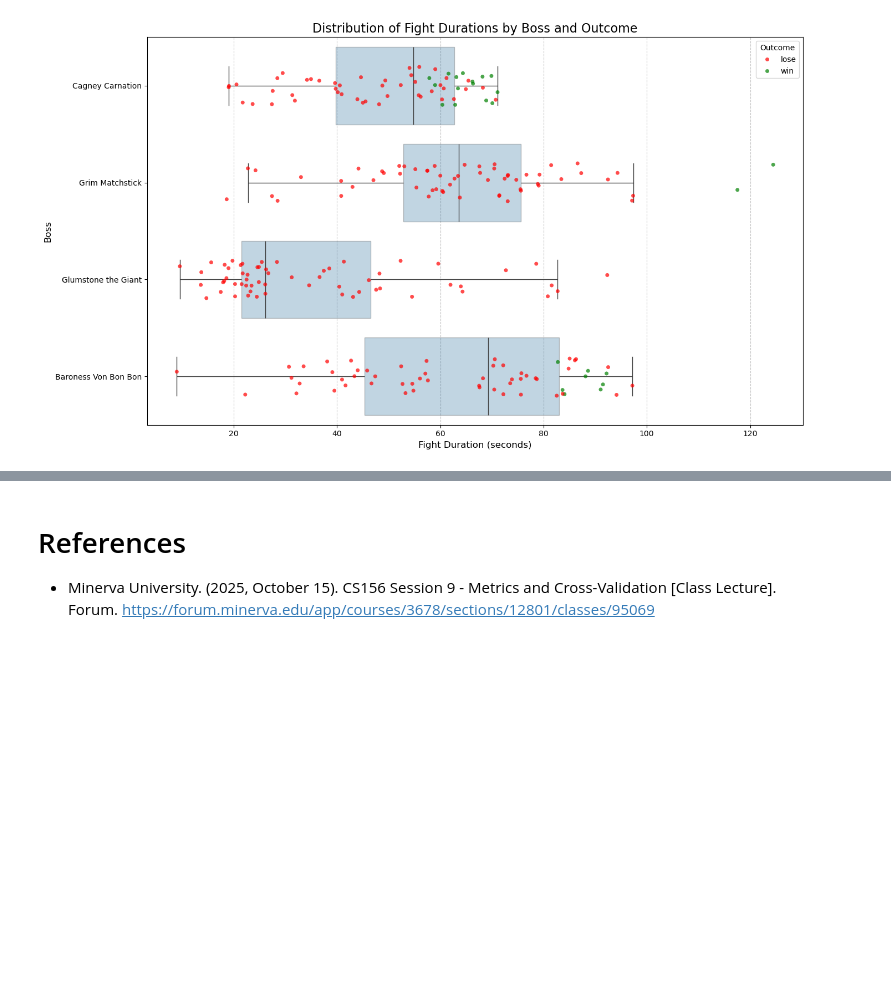
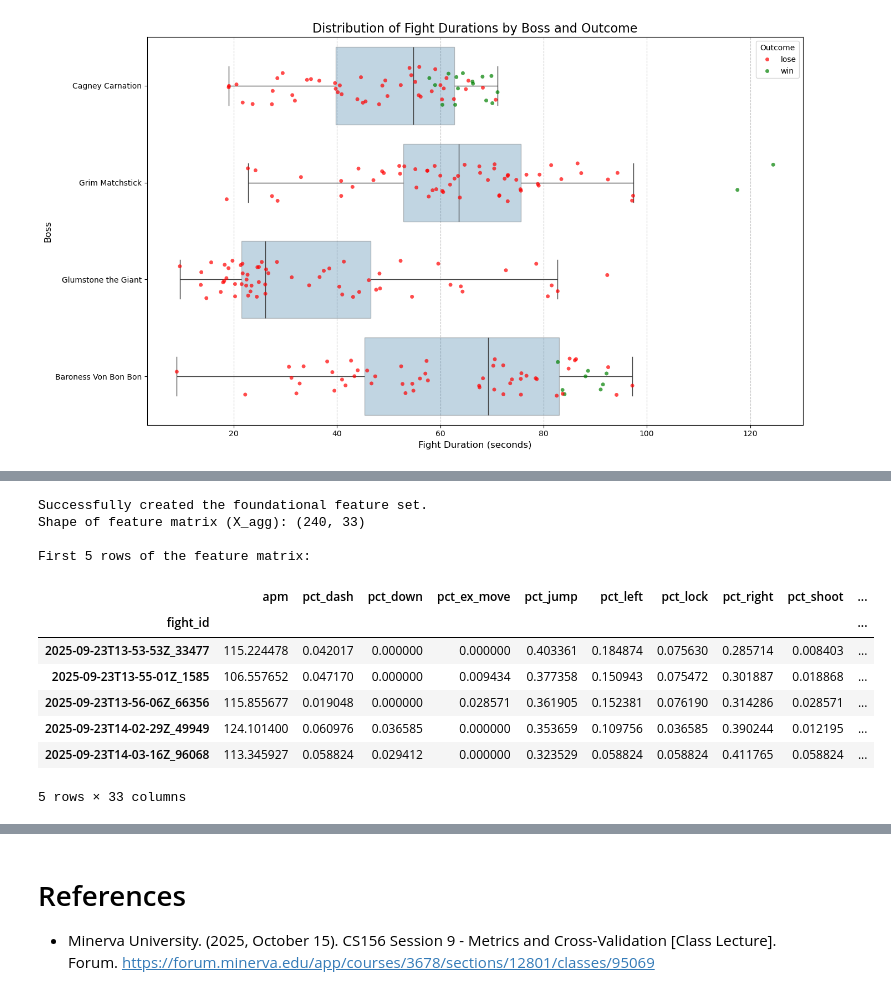
Before and after one commit to ddanakim0304/CS156-Assignment-1, a Jupyter notebook: Assignment/assignment1.ipynb, the cells around one changed output, grey strips where cells are left out. Drawn from its saved outputs; the diff is of its cells as text; code cells hidden in the pictures; blank space fills up the shorter version.

```diff
--- a/Assignment/assignment1.ipynb
+++ b/Assignment/assignment1.ipynb
@@ -391,0 +408,67 @@ Therefore, I adopted a strategy of engineering statistical summaries for each en
+# %%
+# Calculate Press Durations for all fights
+def calculate_all_press_durations(df):
+    """Matches every keydown to its corresponding keyup to get press durations for all fights."""
+    downs = df[df['event'] == 'keydown'].copy()
+    ups = df[df['event'] == 'keyup'].copy()
+
+    # Create a unique ID for each press of a specific action within a fight
+    downs['press_num'] = downs.groupby(['fight_id', 'action']).cumcount()
+    ups['press_num'] = ups.groupby(['fight_id', 'action']).cumcount()
+
+    # Merge them together to align the start and end time of each press
+    merged = pd.merge(downs, ups, on=['fight_id', 'boss', 'action', 'press_num'], suffixes=('_down', '_up'))
+
+    # Calculate duration and filter out any potential negative durations from data errors
+    merged['duration_ms'] = merged['t_ms_up'] - merged['t_ms_down']
+    return merged[merged['duration_ms'] >= 0][['fight_id', 'action', 'duration_ms']]
+
+press_durations_df = calculate_all_press_durations(processed_df)
+
+
+# Engineer the Foundational Feature Set
+
+# Part A: Pace & Frequency Features (from keydown events)
+keydowns = processed_df[processed_df['event'] == 'keydown']
+fight_summaries = keydowns.groupby('fight_id').agg(
+    duration_ms=('t_ms', 'max'),
+    event_count=('t_ms', 'count'),
+    boss=('boss', 'first')
+)
+fight_summaries['apm'] = (fight_summaries['event_count'] / (fight_summaries['duration_ms'] / 1000.0)) * 60
+action_percentages = keydowns.groupby(['fight_id', 'action']).size().unstack(fill_value=0).div(fight_summaries['event_count'], axis=0).add_prefix('pct_')
+
+# Part B: Overall Rhythm Features (capturing variability)
+overall_duration_stats = press_durations_df.groupby('fight_id')['duration_ms'].agg(
+    ['mean', 'std', 'median', 'min', 'max']
+).add_prefix('overall_duration_')
+
+# Part C: Action-Specific Timing Features
+action_specific_stats = press_durations_df.groupby(['fight_id', 'action'])['duration_ms'].agg(['mean', 'std']).unstack().fillna(0)
+# Flatten the multi-level column names (('mean', 'jump') -> 'mean_jump')
+action_specific_stats.columns = ['_'.join(col).strip() for col in action_specific_stats.columns.values]
+
+# Combine all foundational features into a single DataFrame
+agg_features = fight_summaries.join(action_percentages).join(overall_duration_stats).join(action_specific_stats).fillna(0)
+
+# Separate features (X) from the target variable (y)
+X_agg = agg_features.drop(columns=['boss', 'duration_ms', 'event_count'])
+y = agg_features['boss']
+
+print("Successfully created the foundational feature set.")
+print(f"Shape of feature matrix (X_agg): {X_agg.shape}")
+print("\nFirst 5 rows of the feature matrix:")
+X_agg.head()
+# %% [output]
+Successfully created the foundational feature set.
+Shape of feature matrix (X_agg): (240, 33)
+
+First 5 rows of the feature matrix:
+|  | apm | pct_dash | pct_down | pct_ex_move | pct_jump | pct_left | pct_lock | pct_right | pct_shoot | ... |
+| fight_id |  |  |  |  |  |  |  |  |  | ... |
+| 2025-09-23T13-53-53Z_33477 | 115.224478 | 0.042017 | 0.000000 | 0.000000 | 0.403361 | 0.184874 | 0.075630 | 0.285714 | 0.008403 | ... |
+| 2025-09-23T13-55-01Z_1585 | 106.557652 | 0.047170 | 0.000000 | 0.009434 | 0.377358 | 0.150943 | 0.075472 | 0.301887 | 0.018868 | ... |
+| 2025-09-23T13-56-06Z_66356 | 115.855677 | 0.019048 | 0.000000 | 0.028571 | 0.361905 | 0.152381 | 0.076190 | 0.314286 | 0.028571 | ... |
+| 2025-09-23T14-02-29Z_49949 | 124.101400 | 0.060976 | 0.036585 | 0.000000 | 0.353659 | 0.109756 | 0.036585 | 0.390244 | 0.012195 | ... |
+| 2025-09-23T14-03-16Z_96068 | 113.345927 | 0.058824 | 0.029412 | 0.000000 | 0.323529 | 0.058824 | 0.058824 | 0.411765 | 0.058824 | ... |
+5 rows × 33 columns
```
Also changed, not shown: parts of 8 cells of this notebook.
